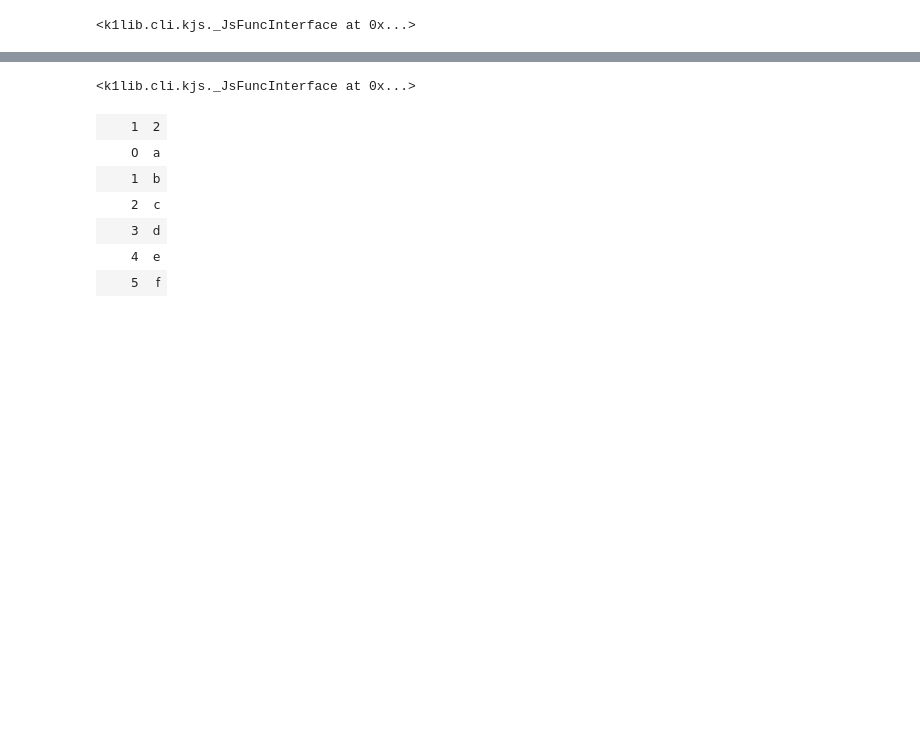
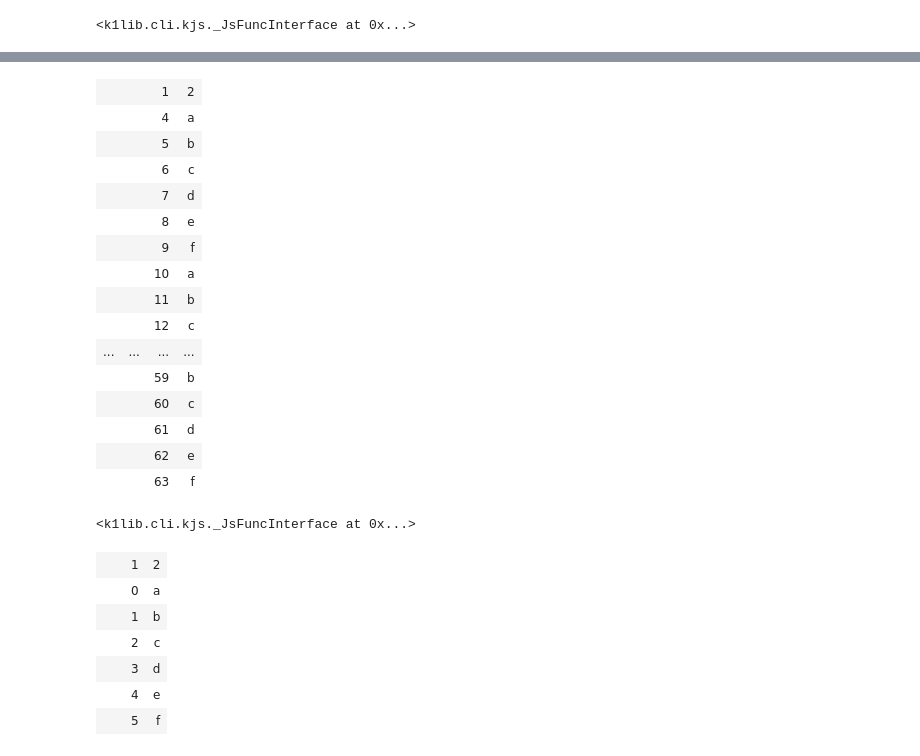
Before and after one commit to 157239n/k1lib, a Jupyter notebook: k1lib/viz.ipynb, the cells around one changed output, grey strips where cells are left out. Drawn from its saved outputs; the diff is of its cells as text; code cells hidden in the pictures; blank space fills up the shorter version.

```diff
--- a/k1lib/viz.ipynb
+++ b/k1lib/viz.ipynb
@@ -807,0 +808,43 @@ whatever's piped into this into a file. Example::
+# %%
+#export
+def qrScanner(fName=None, facing="environment"):
+    """Returns some nice Html displaying a live video feed that calls a function when a QR code is identified.
+Example::
+
+    ht = viz.qrScanner("qrIdentified")
+    viz.Html(ht + "<script>function qrIdentified(data) { console.log("qr: ", data); }</script>")
+
+After executing that in a cell, it should display a live video feed
+
+:param fName: js function name to be triggered
+:param facing: 'environment' or 'user', determines the camera location"""
+    if not fName: raise Exception("Please specify a JS function name to be called whenever the scanner detected a QR code")
+    pre = cli.init._jsDAuto(); return Html(f"""
+<video id="{pre}_video" style="max-width: 100%" autoplay></video><canvas id="{pre}_canvas" style="display:none;"></canvas>
+<script src="https://static.aigu.vn/jsQR.js"></script>
+<script>
+    const {pre}_video = document.querySelector("#{pre}_video"); const {pre}_canvas = document.querySelector("#{pre}_canvas"); var {pre}_ctx = {pre}_canvas.getContext('2d');
+    navigator.mediaDevices.getUserMedia({{ video: {{ facingMode: '{facing}' }} }})
+        .then(function(stream) {{ var video = document.getElementById('{pre}_video'); video.srcObject = stream; video.play(); requestAnimationFrame({pre}_tick); }})
+        .catch(function(err) {{ console.error('Error accessing the camera: ', err); }});
+
+    async function {pre}_tick() {{
+        {pre}_ctx.drawImage({pre}_video, 0, 0, {pre}_canvas.width, {pre}_canvas.height);
+        var imageData = {pre}_ctx.getImageData(0, 0, {pre}_canvas.width, {pre}_canvas.height);
+        var code = jsQR(imageData.data, imageData.width, imageData.height);
+        if (code) {fName}(code.data); requestAnimationFrame({pre}_tick);
+    }}
+</script>""")
+# %%
+a = qrScanner("qrIdentified")
+# %%
+#export
+def Popup(elem:str, popup:str):
+    """Makes an popup appear at the bottom right of an element after clicking on it.
+Example::
+
+    a = viz.Popup("<button>abc</button>", "<div>popup content</div>")
+    b = f"{a}<pre>some\\nother\\ncontent</pre>" | toHtml()
+"""
+    pre = cli.init._jsDAuto(); return f"""<div id="{pre}_rel" onclick="{pre}_onclick(this)" style="position:relative;width:min-content">{elem}<div id="{pre}_popup" style="position:absolute;display:none;background:white;padding:12px;box-shadow:rgba(0,0,0,0.15) 1.95px 1.95px 2.6px;border-radius:12px;" tabindex="0">{popup}</div></div>
+<script>(async () => {{ window.{pre}_onclick = () => {{ const rel = document.querySelector("#{pre}_rel"); const popup = document.querySelector("#{pre}_popup"); popup.style.left = rel.clientWidth + "px"; popup.style.top = rel.clientHeight + "px"; popup.style.display = "block"; popup.focus(); popup.onblur = () => {{ popup.style.display = "none"; }} }} }})();</script>""" | cli.toHtml()
@@ -1004 +1128,20 @@ Then "colOpts" should be [["json", ["jsonWidth", 500], "clipboard"], [], ["clipb
+# %%
+enumerate("abcdef"*10) | cli.apply("x+4", 0) | cli.deref() | (Table(["1", "2"], onclickFName="specialF", ondeleteFName="deleteF", oneditFName="editF", selectable=True, selectCallback="selectCb", objName="abc", height=500))
+# %% [output]
+|  |  | 1 | 2 |
+|  |  | 4 | a |
+|  |  | 5 | b |
+|  |  | 6 | c |
+|  |  | 7 | d |
+|  |  | 8 | e |
+|  |  | 9 | f |
+|  |  | 10 | a |
+|  |  | 11 | b |
+|  |  | 12 | c |
+| ... | ... | ... | ... |
+|  |  | 59 | b |
+|  |  | 60 | c |
+|  |  | 61 | d |
+|  |  | 62 | e |
+|  |  | 63 | f |
 # %%
```
Also changed, not shown: parts of 16 cells of this notebook, 43 other files.
